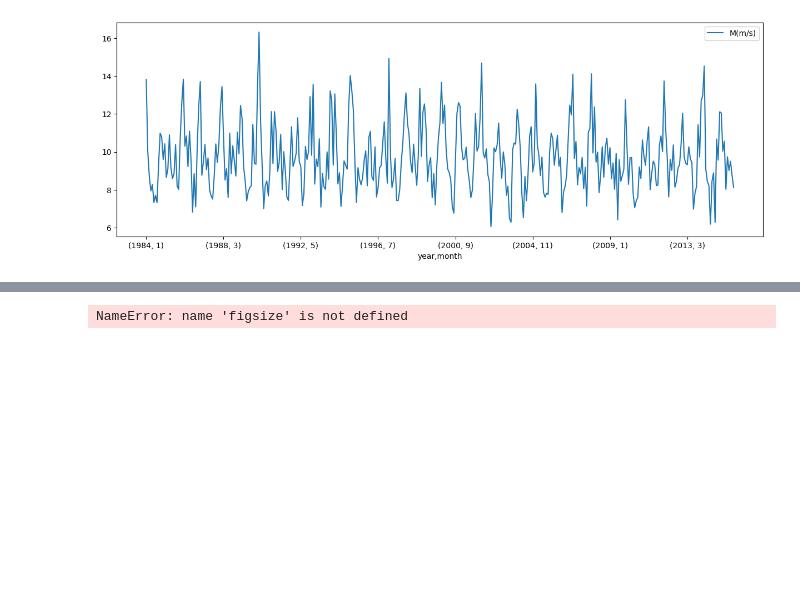
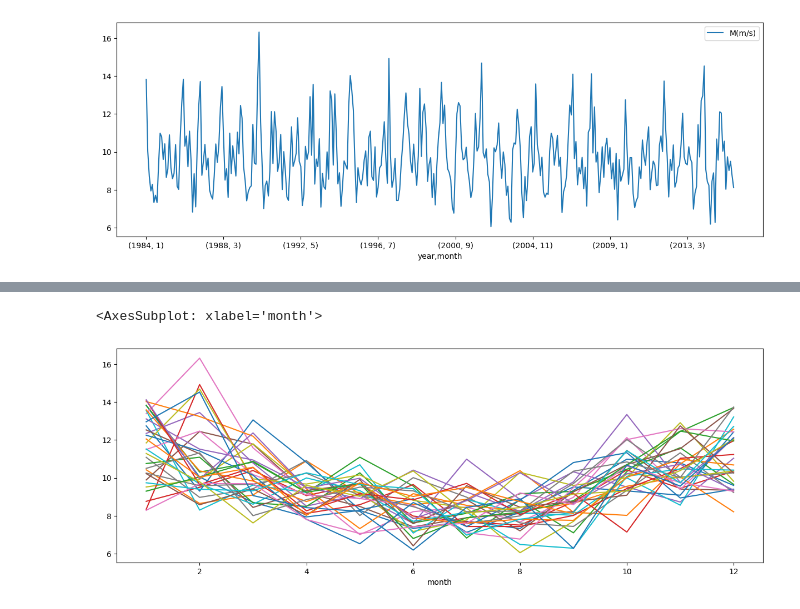
Before and after one commit to JuanBaezaB/gestion-de-datos, a Jupyter notebook: Clase-05-04.ipynb, the cells around one changed output, grey strips where cells are left out. Drawn from its saved outputs; the diff is of its cells as text; code cells hidden in the pictures; blank space fills up the shorter version.

```diff
--- a/Clase-05-04.ipynb
+++ b/Clase-05-04.ipynb
@@ -320,6 +320,7 @@ monthly.loc[:,'M(m/s)'].reset_index().pivot(index = 'year', columns='month')
 | 2014 | 12.961156 | 14.528125 | 9.064785 | 8.428750 | 8.235349 | 6.188056 | 8.442473 | 8.891801 | 6.275000 | 10.676882 | 9.564861 | ... |
 | 2015 | 12.050134 | 10.035863 | 10.561156 | 8.027083 | 9.739382 | 9.018056 | 9.500134 | 8.748522 | 8.111250 | NaN | NaN | ... |
 # %%
-monthly.loc[:,'M(m/s)'].reset_index().pivot(index = 'year', columns='month').T.loc['M(m/s)'].plot(figsize=(15,5)
+monthly.loc[:,'M(m/s)'].reset_index().pivot(index = 'year', columns='month').T.loc['M(m/s)'].plot(figsize=(15,5), legend=False)
 # %% [output]
-NameError: name 'figsize' is not defined
+<AxesSubplot: xlabel='month'>
+[figure, added]
```
